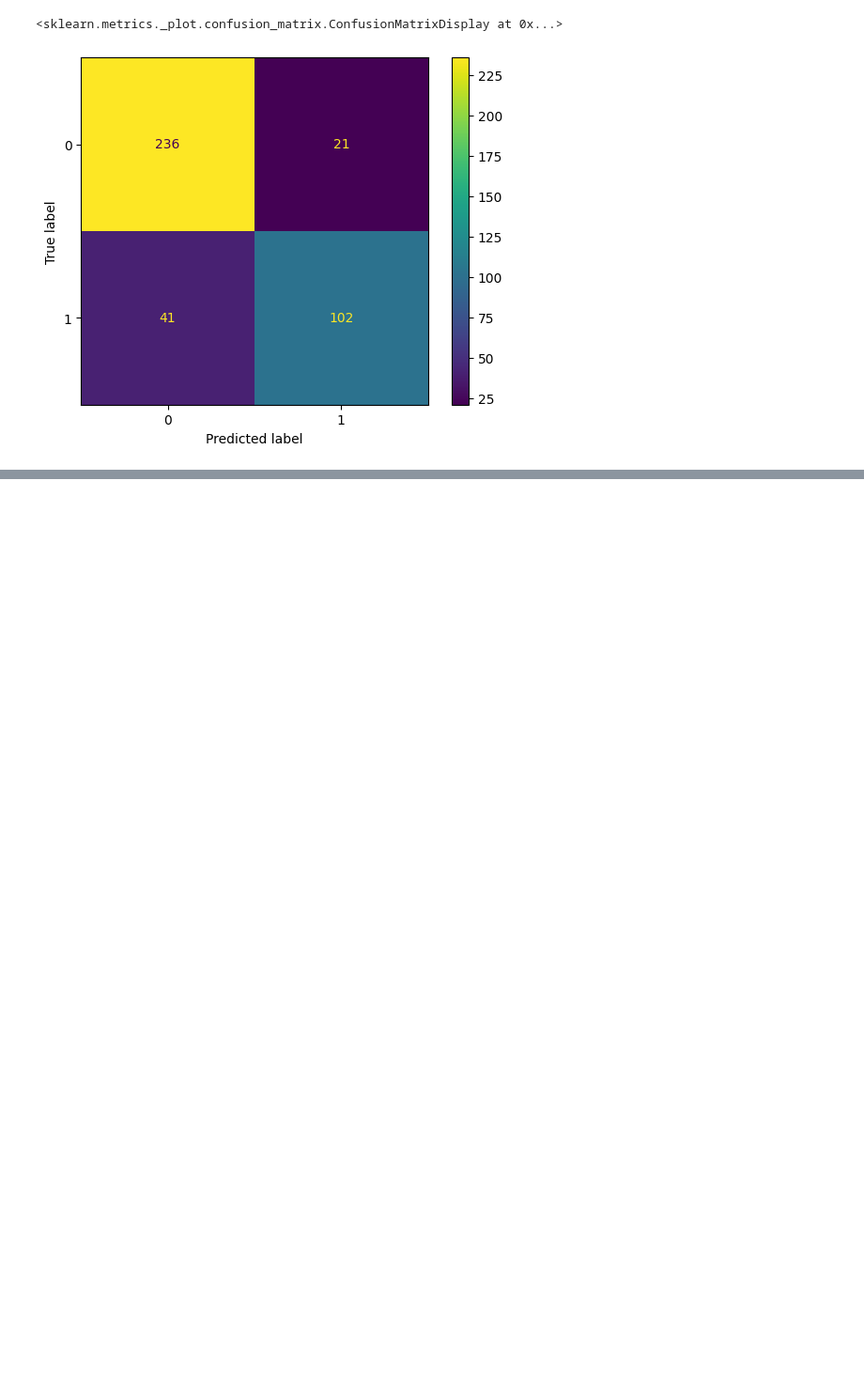
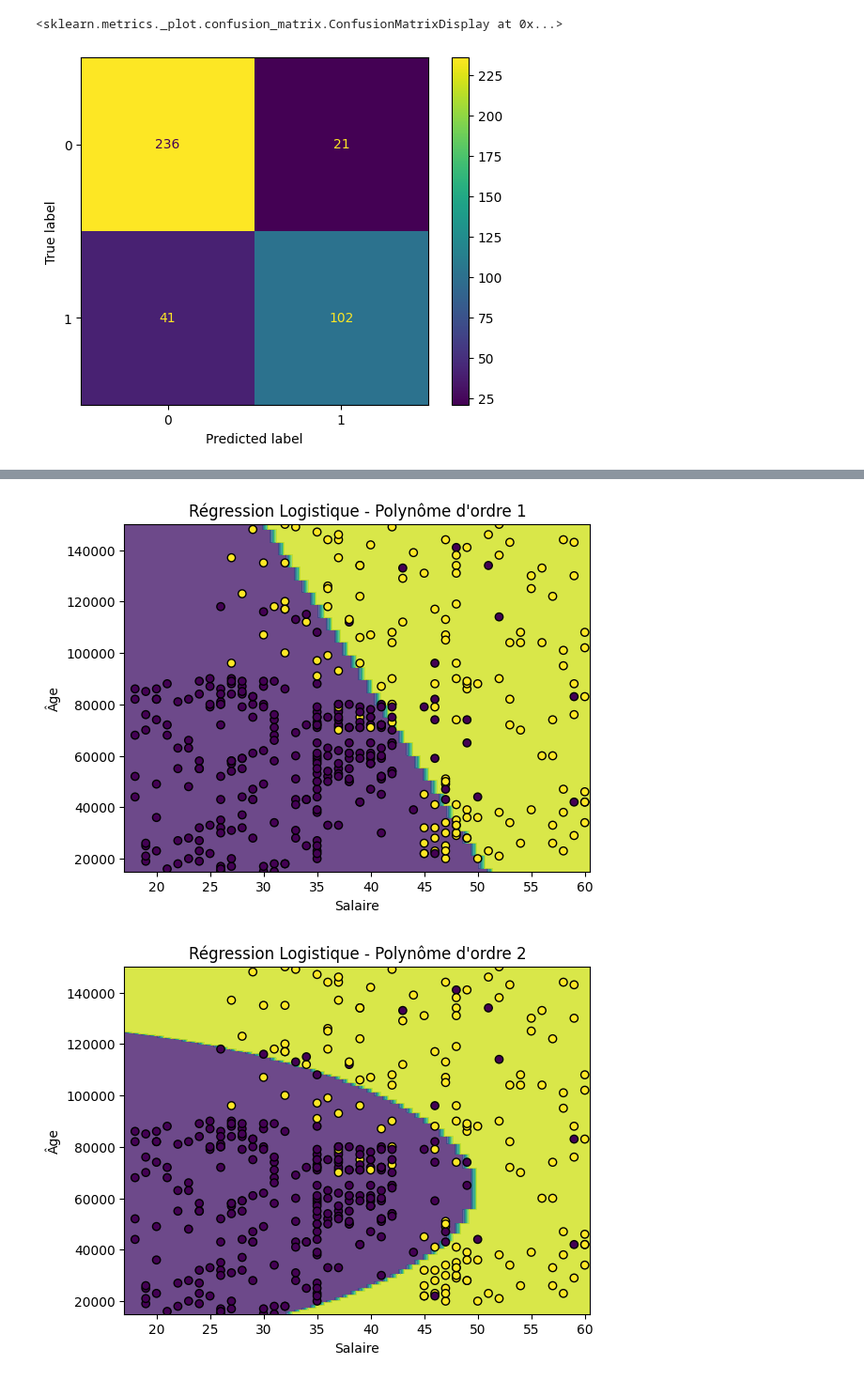
Before and after one commit to EL-AYEB-Ahmed/projet-machine-learining, a Jupyter notebook: code.ipynb, the cells around one changed output, grey strips where cells are left out. Shown at 94% size. Cells and saved outputs as stored; diff of their text form; code cells hidden in the pictures; blank space fills up the shorter version.

```diff
--- a/code.ipynb
+++ b/code.ipynb
@@ -332,0 +330,39 @@ ValueError: shapes (10000,7) and (10,1) not aligned: 7 (dim 1) != 10 (dim 0)
+# %%
+from sklearn.preprocessing import PolynomialFeatures
+from sklearn.linear_model import LogisticRegression
+from sklearn.datasets import make_classification
+y=yt
+def logistic_regression_polynomial(X, y, degree=1):
+    poly = PolynomialFeatures(degree)
+    X_poly = poly.fit_transform(X)
+
+    model = LogisticRegression(penalty=None)
+    model.fit(X_poly, y)
+
+    return model, poly
+
+def plot_decision_boundary(X, y, model, poly, title="Boundary"):
+    x_min, x_max = X[:, 0].min() - 1, X[:, 0].max() + 1
+    y_min, y_max = X[:, 1].min() - 1, X[:, 1].max() + 1
+    xx, yy = np.meshgrid(np.arange(x_min, x_max, 0.75),
+                         np.arange(y_min, y_max, 0.75))
+
+    Z = model.predict(poly.transform(np.c_[xx.ravel(), yy.ravel()]))
+    Z = Z.reshape(xx.shape)
+
+    plt.contourf(xx, yy, Z, alpha=0.8)
+    plt.scatter(X[:, 0], X[:, 1], c=y, edgecolors='k', marker='o')
+    plt.title(title)
+    plt.xlabel('Salaire')
+    plt.ylabel('Âge')
+    plt.show()
+
+# Tester pour plusieurs valeurs de n (degré du polynôme)
+for n in [1,2]:
+    model, poly = logistic_regression_polynomial(X, y, degree=n)
+
+    # Afficher la frontière de décision
+    plot_decision_boundary(X, y, model, poly, title=f"Régression Logistique - Polynôme d'ordre {n}")
+# %% [output]
+[figure, added]
+[figure, added]
```
Also changed, not shown: parts of 7 cells of this notebook, 1 other file.
